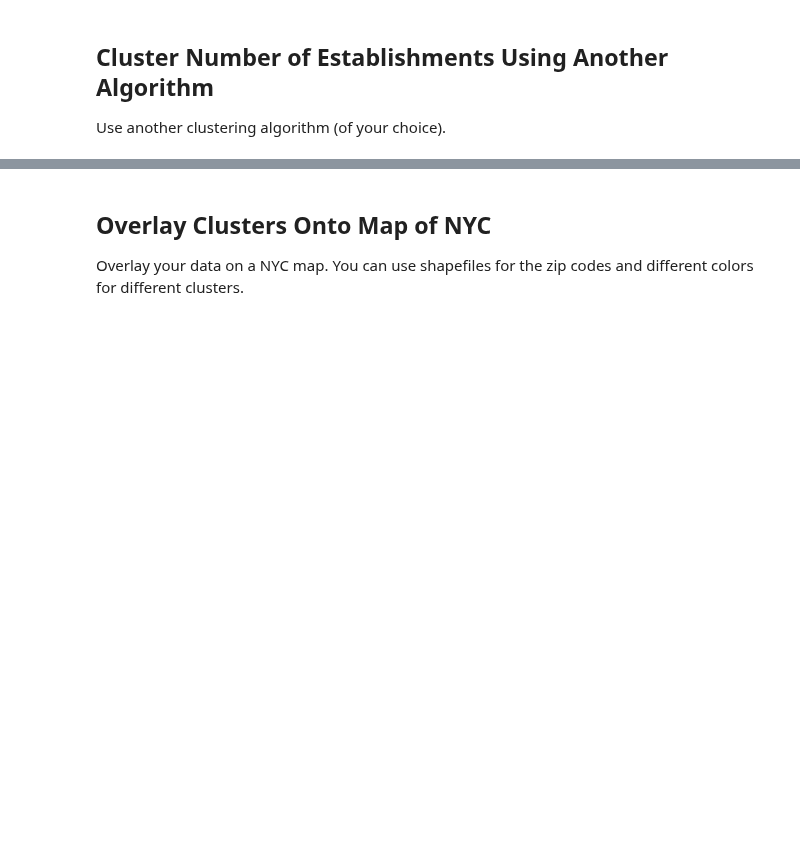
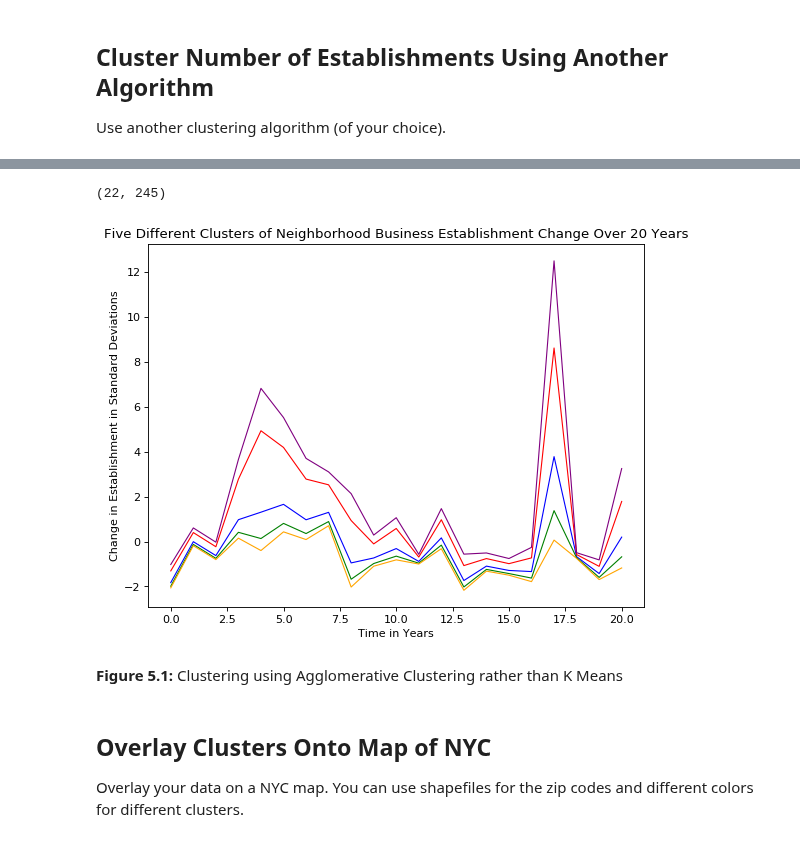
Before and after one commit to seanandrewchen/PUI2017_sac820, a Jupyter notebook: HW11_sac820/HW11_sac820.ipynb, the cells around one changed output, grey strips where cells are left out. Saved outputs shown, nothing was run; the diff lists cells and outputs as text; code cells hidden in the pictures; blank space fills up the shorter version.

```diff
--- a/HW11_sac820/HW11_sac820.ipynb
+++ b/HW11_sac820/HW11_sac820.ipynb
@@ -440,0 +413,10 @@ array([4, 3, 1, 2, 2, 2, 2, 2, 3, 1, 3, 1, 3, 4, 1, 4, 1, 2, 1, 4, 3, 3, 3,
+# %%
+flippedLabels1 = labels1.reshape((1, 245))
+clusteredData1 = numpy.append(flippedData, flippedLabels1, axis = 0)
+clusteredData1.shape
+# %% [output]
+(22, 245)
+# %%
+clusteredData1 = np.swapaxes(clusteredData1, 1, 0)
+# %%
+clusteredData1 = pd.DataFrame(clusteredData1)
@@ -441,3 +429,47 @@ array([4, 3, 1, 2, 2, 2, 2, 2, 3, 1, 3, 1, 3, 4, 1, 4, 1, 2, 1, 4, 3, 3, 3,
+# %%
+cluster01Mean = cluster01.mean(axis=0)
+cluster01Mean = cluster01Mean[:-1]
+cluster01Mean
+
+cluster01 = cluster01.iloc[:, :-1]
+
+cluster11Mean = cluster11.mean(axis=0)
+cluster11Mean = cluster11Mean[:-1]
+cluster11Mean
+
+cluster11 = cluster11.iloc[:, :-1]
+
+cluster21Mean = cluster21.mean(axis=0)
+cluster21Mean = cluster21Mean[:-1]
+cluster21Mean
+
+cluster21 = cluster21.iloc[:, :-1]
+
+cluster31Mean = cluster31.mean(axis=0)
+cluster31Mean = cluster31Mean[:-1]
+cluster31Mean
+
+cluster31 = cluster31.iloc[:, :-1]
+
+cluster41Mean = cluster41.mean(axis=0)
+cluster41Mean = cluster41Mean[:-1]
+cluster41Mean
+
+cluster41 = cluster41.iloc[:, :-1]
+# %%
+plt.figure(figsize=(8, 6), dpi=80)
+plt.plot(cluster01Mean, color="blue", linewidth=1.0, linestyle="-");
+plt.plot(cluster11Mean, color="green", linewidth=1.0, linestyle="-");
+plt.plot(cluster21Mean, color="red", linewidth=1.0, linestyle="-");
+plt.plot(cluster31Mean, color="orange", linewidth=1.0, linestyle="-");
+plt.plot(cluster41Mean, color="purple", linewidth=1.0, linestyle="-");
+plt.title("Five Different Clusters of Neighborhood Business Establishment Change Over 20 Years")
+plt.ylabel("Change in Establishment in Standard Deviations")
+plt.xlabel("Time in Years");
+# %% [output]
+[figure, added]
+# %% [markdown]
+**Figure 5.1:** Clustering using Agglomerative Clustering rather than K Means
 # %% [markdown]
 ## Overlay Clusters Onto Map of NYC
 Overlay your data on a NYC map. You can use shapefiles for the zip codes and different colors for different clusters.
```
Also changed, not shown: parts of 7 cells of this notebook.
